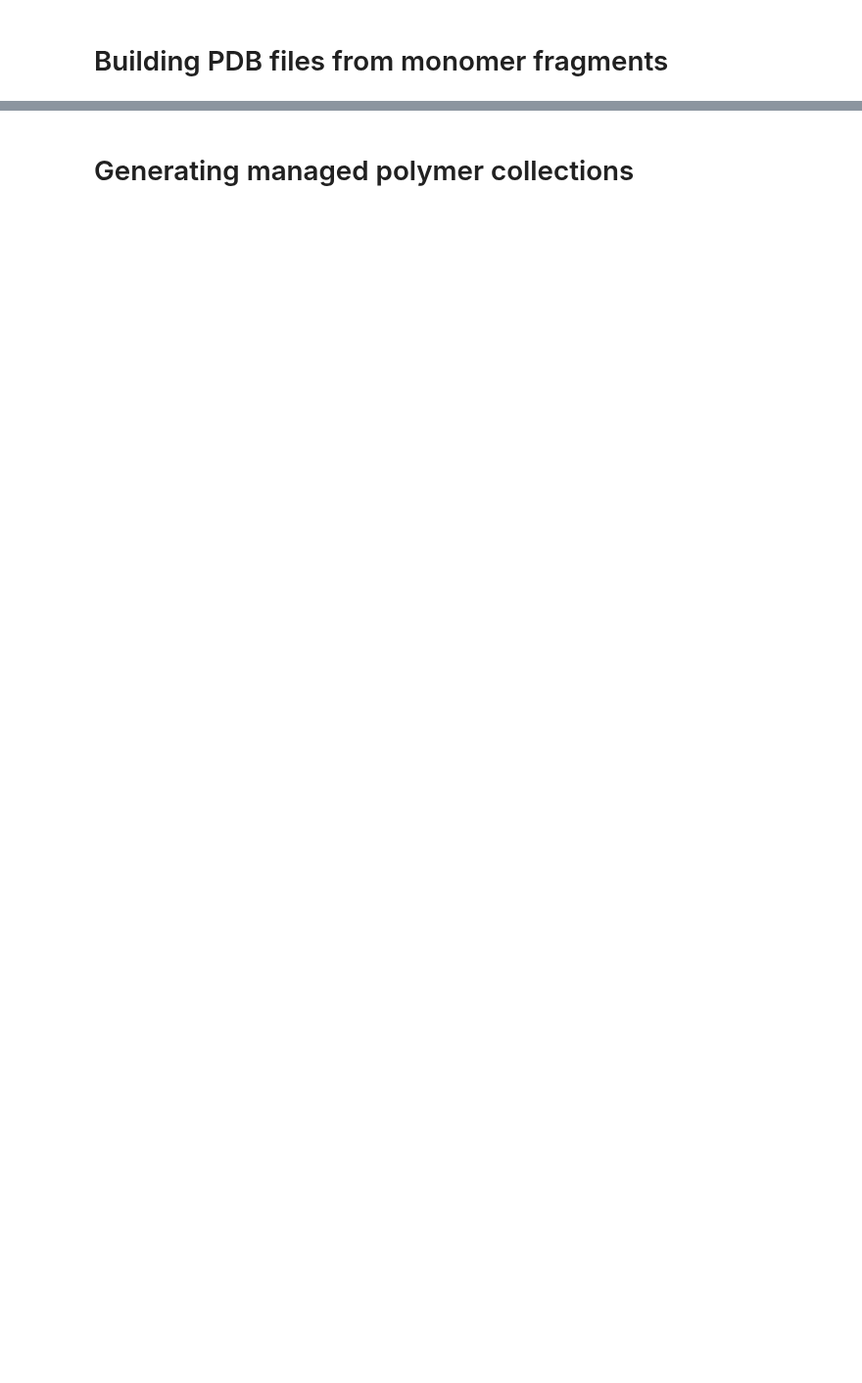
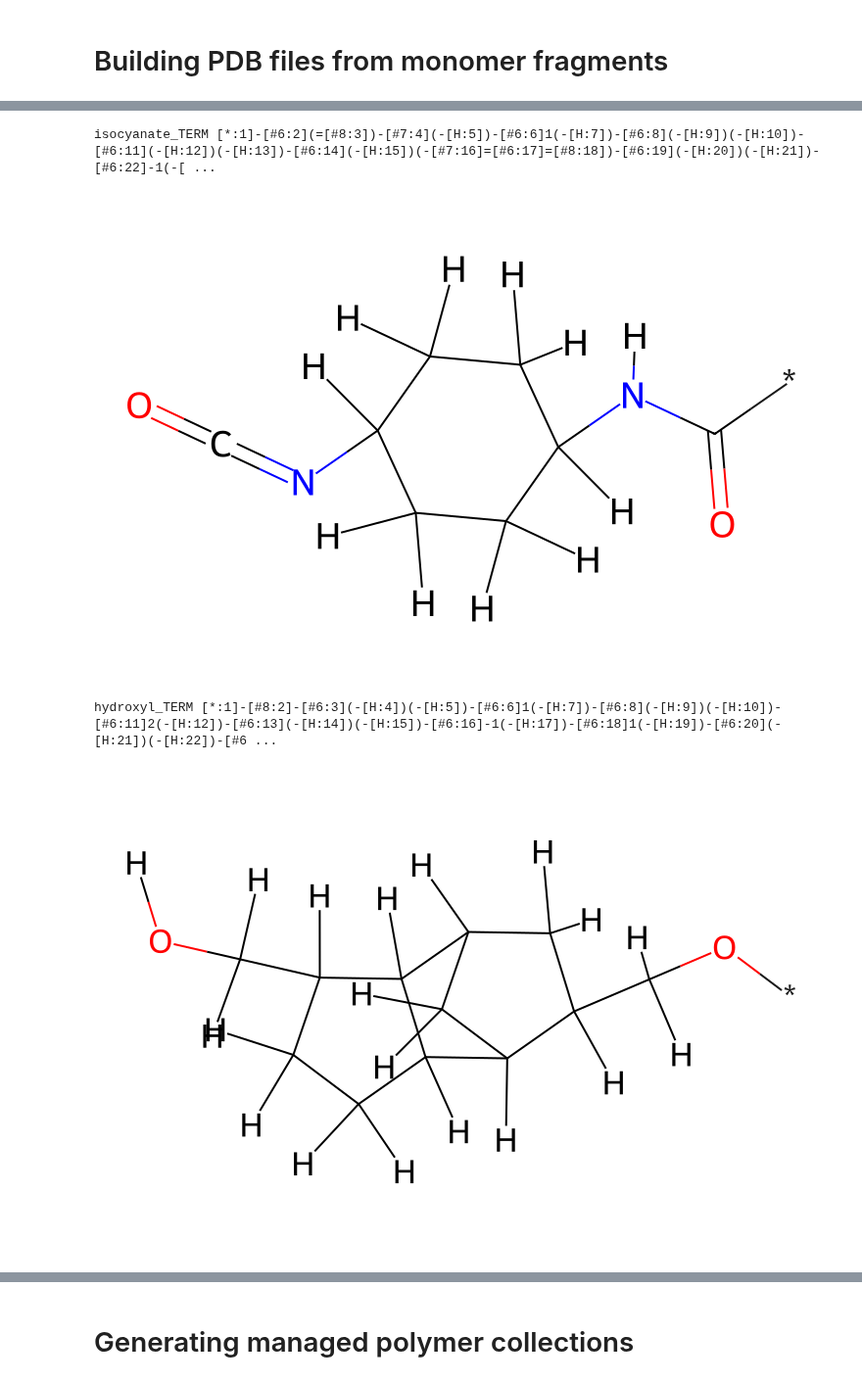
Before and after one commit to timbernat/NREL_polymers, a Jupyter notebook: nrel_polymers.ipynb, the cells around one changed output, grey strips where cells are left out. Shown at 98% size. Cells and saved outputs as stored; diff of their text form; code cells hidden in the pictures; blank space fills up the shorter version.

```diff
--- a/nrel_polymers.ipynb
+++ b/nrel_polymers.ipynb
@@ -90,8 +82,0 @@ for chemistry in chemistries:
-# %%
-def show(mono_info : MonomerInfo) -> None:
-    for resname, smarts in mono_info.SMARTS.items():
-        print(resname)
-        display(Chem.MolFromSmarts(smarts))
-
-mono_info = match_failed['urethane_1']
-show(mono_info)
@@ -97,0 +103,30 @@ show(mono_info)
+# %%
+rdkdraw.set_rdkdraw_size(500, 3/2)
+cvtr = rdconvert.SMILESConverter()
+
+chemistry = 'urethane'
+idx = 10
+
+mono_info = MonomerInfo.from_file(MONO_INFO_DIR / chemistry / f'{chemistry}_{idx}.json')
+
+mbmols = {}
+def show(mono_info : MonomerInfo) -> None:
+    for resname, smarts in mono_info.SMARTS.items():
+        print(resname, smarts)
+        mol = Chem.MolFromSmarts(smarts)
+        mol = cvtr.convert(mol)
+        Chem.SanitizeMol(mol)
+        rdlabels.clear_atom_map_nums(mol, in_place=True)
+        display(mol)
+
+        # mbmol, ports = building.mbmol_from_mono_smarts(new_smarts)
+
+        prot_mol = rdbond.hydrogenate_rdmol_ports(mol, in_place=False)
+        mbmols[resname] = mb.conversion.from_rdkit(prot_mol)
+
+show(mono_info)
+# %% [output]
+isocyanate_TERM [*:1]-[#6:2](=[#8:3])-[#7:4](-[H:5])-[#6:6]1(-[H:7])-[#6:8](-[H:9])(-[H:10])-[#6:11](-[H:12])(-[H:13])-[#6:14](-[H:15])(-[#7:16]=[#6:17]=[#8:18])-[#6:19](-[H:20])(-[H:21])-[#6:22]-1(-[ ...
+[figure, added]
+hydroxyl_TERM [*:1]-[#8:2]-[#6:3](-[H:4])(-[H:5])-[#6:6]1(-[H:7])-[#6:8](-[H:9])(-[H:10])-[#6:11]2(-[H:12])-[#6:13](-[H:14])(-[H:15])-[#6:16]-1(-[H:17])-[#6:18]1(-[H:19])-[#6:20](-[H:21])(-[H:22])-[#6 ...
+[figure, added]
```
Also changed, not shown: parts of 9 cells of this notebook.
